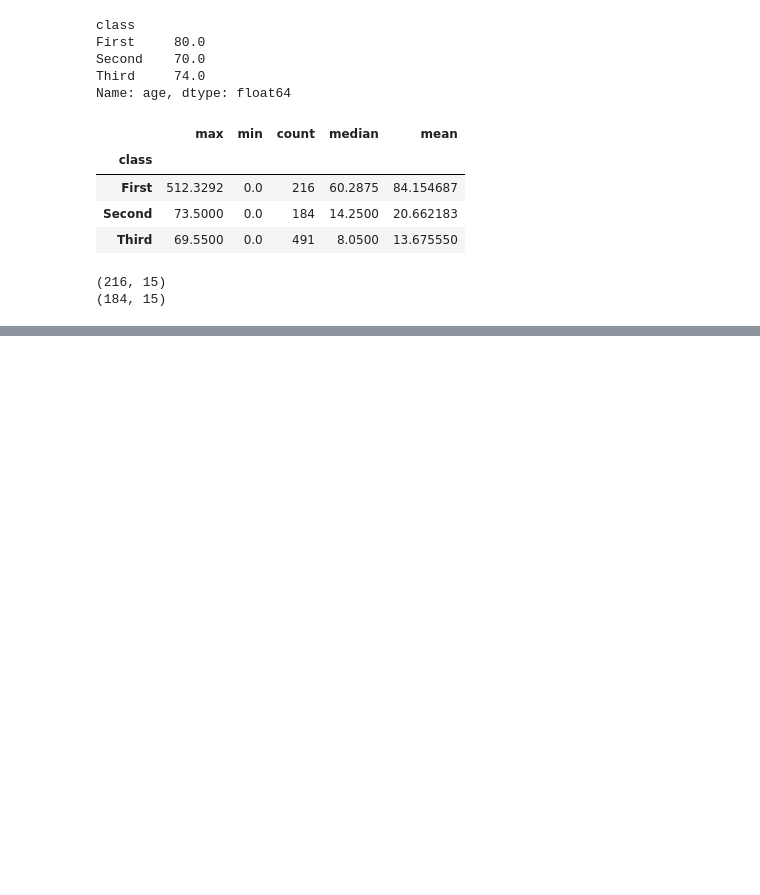
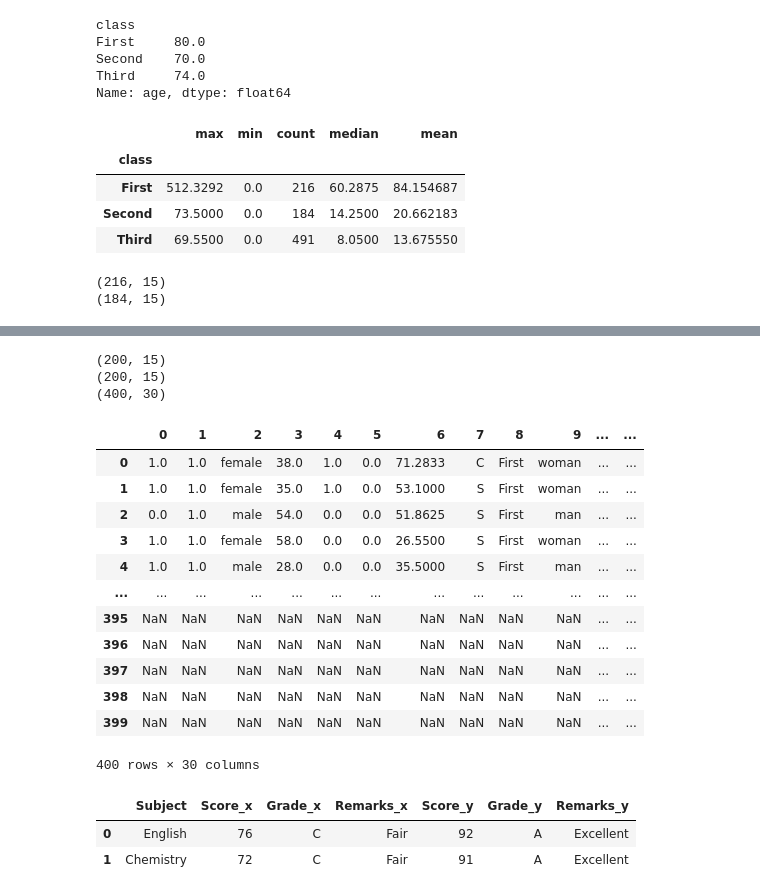
Before and after one commit to Dannysesi/Data_Science-learning, a Jupyter notebook: 30days_of_learning_pandas.ipynb, the cells around one changed output, grey strips where cells are left out. Saved outputs shown, nothing was run; the diff lists cells and outputs as text; code cells hidden in the pictures; blank space fills up the shorter version.

Commit message:
concatenating dataframes

```diff
--- a/30days_of_learning_pandas.ipynb
+++ b/30days_of_learning_pandas.ipynb
@@ -1554,3 +1555,6 @@ print (titanic_pclass2_data.shape)
 # %% [output]
 (216, 15)
 (184, 15)
+# %%
+final_data = titanic_pclass1_data.append(titanic_pclass2_data, ignore_index=True)
+final_data
@@ -1556,0 +1575,3 @@ print (titanic_pclass2_data.shape)
+# %%
+final_data = pd.concat([titanic_pclass1_data, titanic_pclass2_data])
+final_data
@@ -1556,0 +1592,27 @@ print (titanic_pclass2_data.shape)
+# %%
+df1 = final_data[: 200 ]
+print (df1.shape)
+df2 = final_data[ 200 :]
+print (df2.shape)
+final_data2 = pd.concat([df1, df2], axis = 1 , ignore_index = True )
+print (final_data2.shape)
+# %% [output]
+(200, 15)
+(200, 15)
+(400, 30)
+# %%
+final_data2
+# %% [output]
+|  | 0 | 1 | 2 | 3 | 4 | 5 | 6 | 7 | 8 | 9 | ... | ... |
+| 0 | 1.0 | 1.0 | female | 38.0 | 1.0 | 0.0 | 71.2833 | C | First | woman | ... | ... |
+| 1 | 1.0 | 1.0 | female | 35.0 | 1.0 | 0.0 | 53.1000 | S | First | woman | ... | ... |
+| 2 | 0.0 | 1.0 | male | 54.0 | 0.0 | 0.0 | 51.8625 | S | First | man | ... | ... |
+| 3 | 1.0 | 1.0 | female | 58.0 | 0.0 | 0.0 | 26.5500 | S | First | woman | ... | ... |
+| 4 | 1.0 | 1.0 | male | 28.0 | 0.0 | 0.0 | 35.5000 | S | First | man | ... | ... |
+| ... | ... | ... | ... | ... | ... | ... | ... | ... | ... | ... | ... | ... |
+| 395 | NaN | NaN | NaN | NaN | NaN | NaN | NaN | NaN | NaN | NaN | ... | ... |
+| 396 | NaN | NaN | NaN | NaN | NaN | NaN | NaN | NaN | NaN | NaN | ... | ... |
+| 397 | NaN | NaN | NaN | NaN | NaN | NaN | NaN | NaN | NaN | NaN | ... | ... |
+| 398 | NaN | NaN | NaN | NaN | NaN | NaN | NaN | NaN | NaN | NaN | ... | ... |
+| 399 | NaN | NaN | NaN | NaN | NaN | NaN | NaN | NaN | NaN | NaN | ... | ... |
+400 rows × 30 columns
@@ -1556,0 +1635,7 @@ print (titanic_pclass2_data.shape)
+# %%
+join_inner_df = scores1_df.merge(scores2_df, on='Subject', how='inner')
+join_inner_df.head()
+# %% [output]
+|  | Subject | Score_x | Grade_x | Remarks_x | Score_y | Grade_y | Remarks_y |
+| 0 | English | 76 | C | Fair | 92 | A | Excellent |
+| 1 | Chemistry | 72 | C | Fair | 91 | A | Excellent |
```
Also changed, not shown: parts of 7 cells of this notebook.
